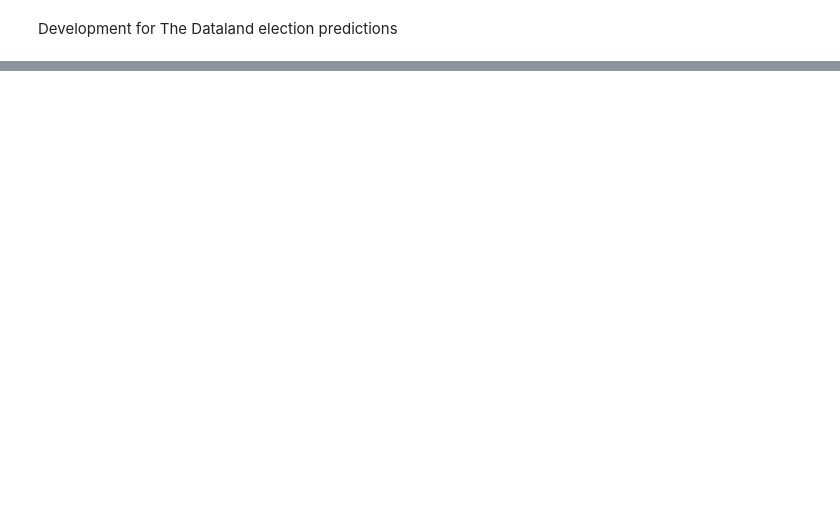
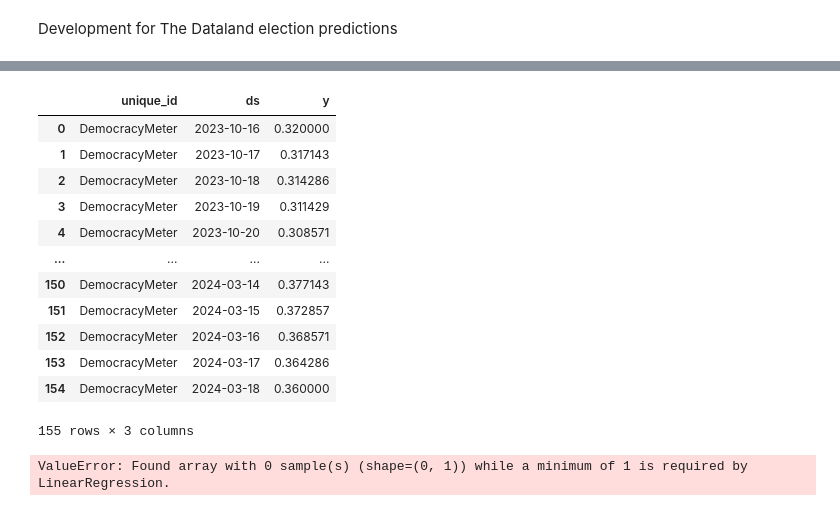
Before and after one commit to edoaltamura/election-predictions, a Jupyter notebook: notebooks/dev.ipynb, the cells around one changed output, grey strips where cells are left out. Saved outputs shown, nothing was run; the diff lists cells and outputs as text; code cells hidden in the pictures; blank space fills up the shorter version.

```diff
--- a/notebooks/dev.ipynb
+++ b/notebooks/dev.ipynb
@@ -78,0 +54,28 @@ ValueError: Invalid frequency: 1
+# %%
+dff = df_p.loc[:, ['Pollster', 'Date', 'Bulstrode']]
+dff.rename({'Pollster': 'unique_id', 'Date': 'ds', 'Bulstrode': 'y'}, axis=1, inplace=True)
+dff['unique_id'].value_counts()
+dff
+# %% [output]
+|  | unique_id | ds | y |
+| 0 | DemocracyMeter | 2023-10-16 | 0.320000 |
+| 1 | DemocracyMeter | 2023-10-17 | 0.317143 |
+| 2 | DemocracyMeter | 2023-10-18 | 0.314286 |
+| 3 | DemocracyMeter | 2023-10-19 | 0.311429 |
+| 4 | DemocracyMeter | 2023-10-20 | 0.308571 |
+| ... | ... | ... | ... |
+| 150 | DemocracyMeter | 2024-03-14 | 0.377143 |
+| 151 | DemocracyMeter | 2024-03-15 | 0.372857 |
+| 152 | DemocracyMeter | 2024-03-16 | 0.368571 |
+| 153 | DemocracyMeter | 2024-03-17 | 0.364286 |
+| 154 | DemocracyMeter | 2024-03-18 | 0.360000 |
+155 rows × 3 columns
+# %%
+fcst = MLForecast(
+    models=LinearRegression(),
+    freq='d',  # our serie has a monthly frequency
+    lags=[365],
+)
+fcst.fit(dff)
+# %% [output]
+ValueError: Found array with 0 sample(s) (shape=(0, 1)) while a minimum of 1 is required by LinearRegression.
```
Also changed, not shown: parts of 7 cells of this notebook, 18 other files.
